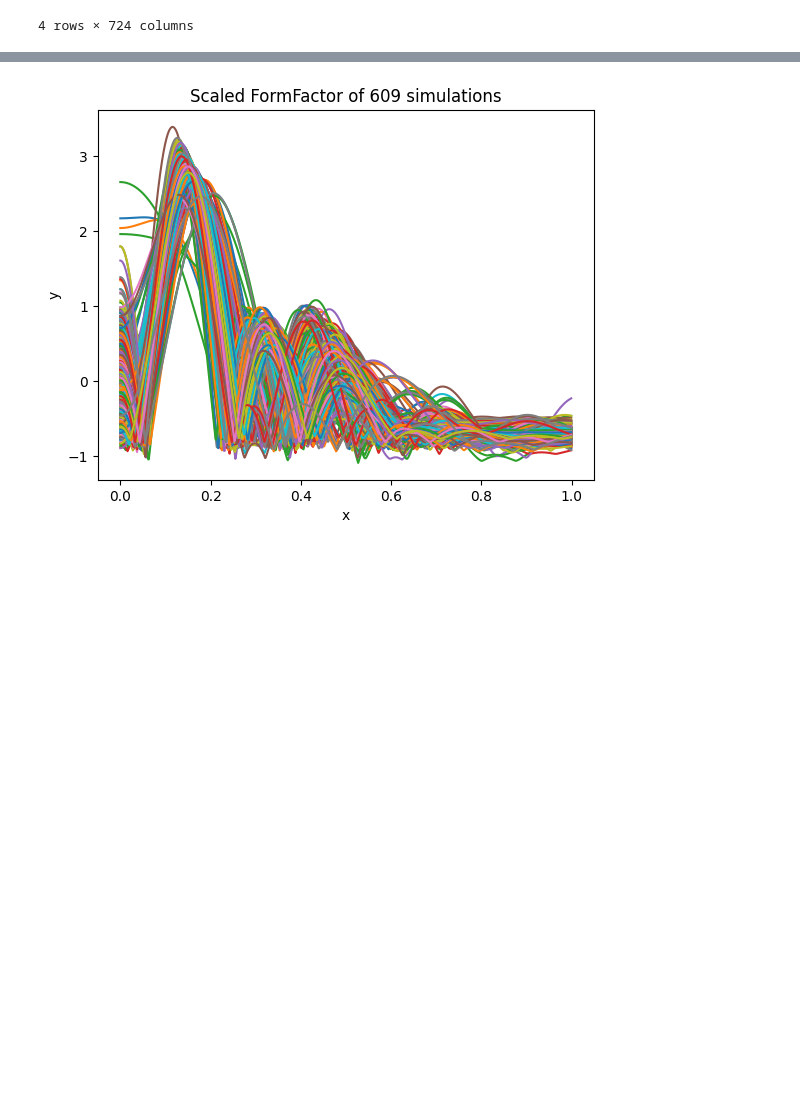
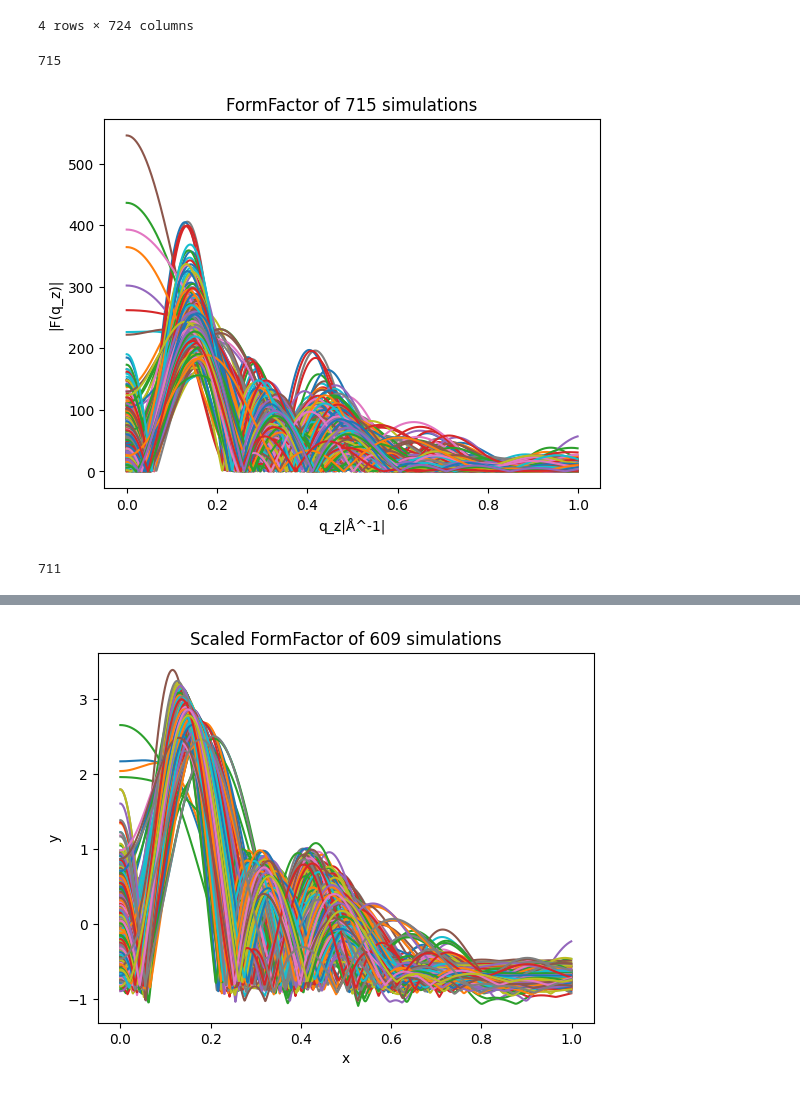
Before and after one commit to K123AsJ0k1/CellScatter, a Jupyter notebook: EDA.ipynb, the cells around one changed output, grey strips where cells are left out. Saved outputs shown, nothing was run; the diff lists cells and outputs as text; code cells hidden in the pictures; blank space fills up the shorter version.

```diff
--- a/EDA.ipynb
+++ b/EDA.ipynb
@@ -14,3 +14,37 @@ df
 | apl | {'100000.0078125': 53.27357482910... | {'0.0': 64.563232421875, '100.0':... | {'200000.0': 66.04924774169922, '... | {'100000.0': 59.64723828125, '100... | {'0.0': 53.1859921875, '100.0': 5... | {'100000.0078125': 55.20517349243... | {'0.0': 53.58509709284856, '1000.... | {'100000.0': 42.48250638521635, '... | {'0.0': 63.3934375, '100.0': 63.0... | {'100000.0': 58.94308090209961, '... | ... | ... |
 | thickness | 4.53332 | 3.954219 | 4.284378 | 4.263213 | 4.750032 | 4.621177 | 4.449318 | 5.014735 | 4.304981 | 4.483715 | ... | ... |
 4 rows × 724 columns
+# %%
+formfactor = []
+for value in df.loc['FormFactor']:
+    if value != None :
+        formfactor.append(value)
+len(formfactor)
+# %% [output]
+715
+# %%
+#formfactor[0][0][1]
+values_list = []
+for data in formfactor:
+    values = []
+    for point in data:
+        values.append(point[1])
+    values_list.append(values)
+
+for values in values_list:
+    plt.plot(np.arange(0,1,0.001), values)
+
+plt.xlabel('q_z|Å^-1|')
+plt.ylabel('|F(q_z)|')
+plt.title('FormFactor of 715 simulations')
+plt.show()
+# %% [output]
+[figure, added]
+# %%
+thickness = []
+for value in df.loc['thickness']:
+    if value != None :
+        thickness.append(value)
+len(thickness)
+# %% [output]
+711
```
Also changed, not shown: parts of 3 cells of this notebook, 8 other files.
